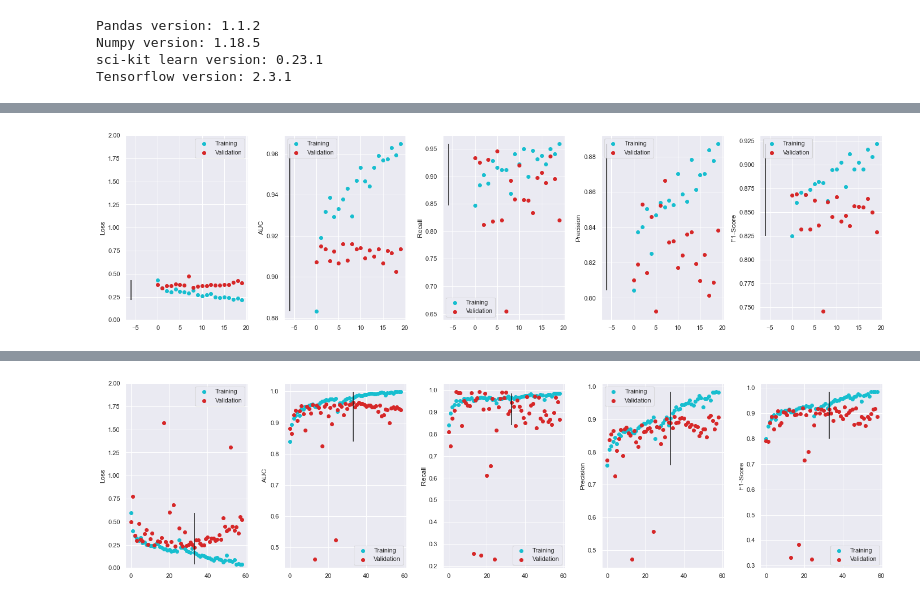
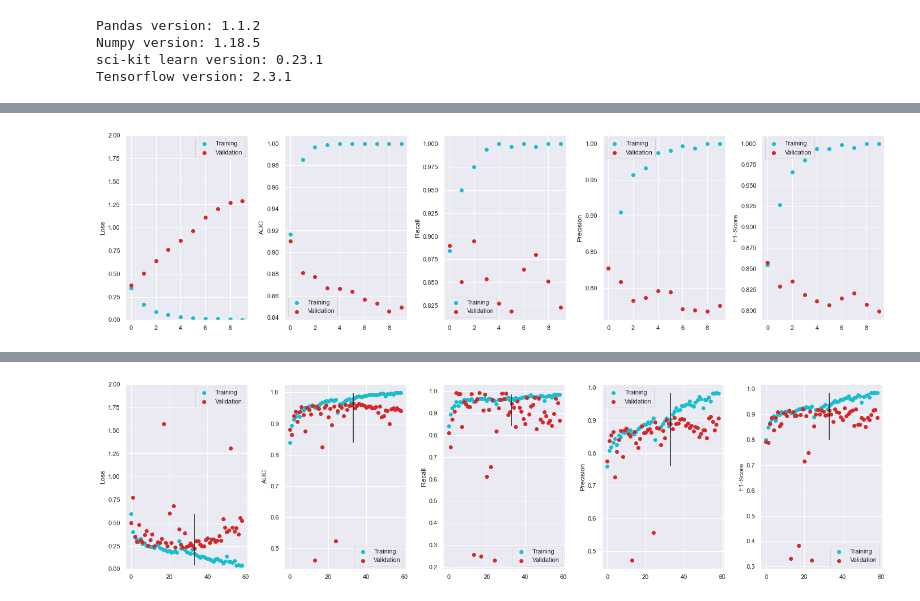
Before and after one commit to mariaauslander/capstone_fall20_irrigation, a Jupyter notebook: BigEarthData/epoch_metrics.ipynb, the cells around one changed output, grey strips where cells are left out. Cells and saved outputs as stored; diff of their text form; code cells hidden in the pictures.

```diff
--- a/BigEarthData/epoch_metrics.ipynb
+++ b/BigEarthData/epoch_metrics.ipynb
@@ -111,6 +190,4 @@ plot_metrics(pd.read_pickle(os.path.join(model_path, 'ResNet101V2_bl_13percent.p
 # %%
-simclr_df = pd.read_pickle(os.path.join(model_path, 'twolayer_finetune_13percent_resnet101_1.pkl'))
+plot_metrics(pd.read_pickle(os.path.join(model_path, 'simclr_finetune_aug1_3percent.pkl')))
+# %% [output]
+[figure, added]
-# %%
-plot_metrics(simclr_df)
-# %% [output]
-[figure, removed]
```
Also changed, not shown: parts of 27 cells of this notebook, 5 other files.
